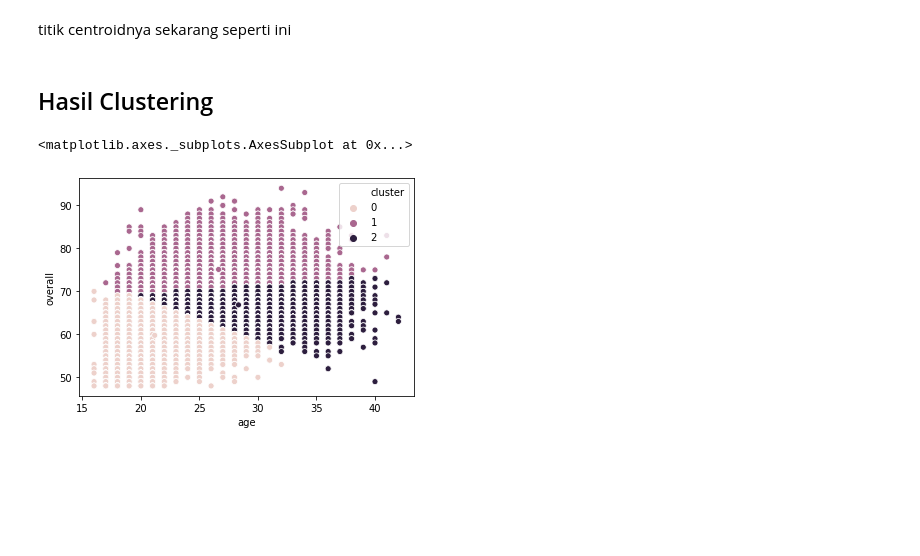
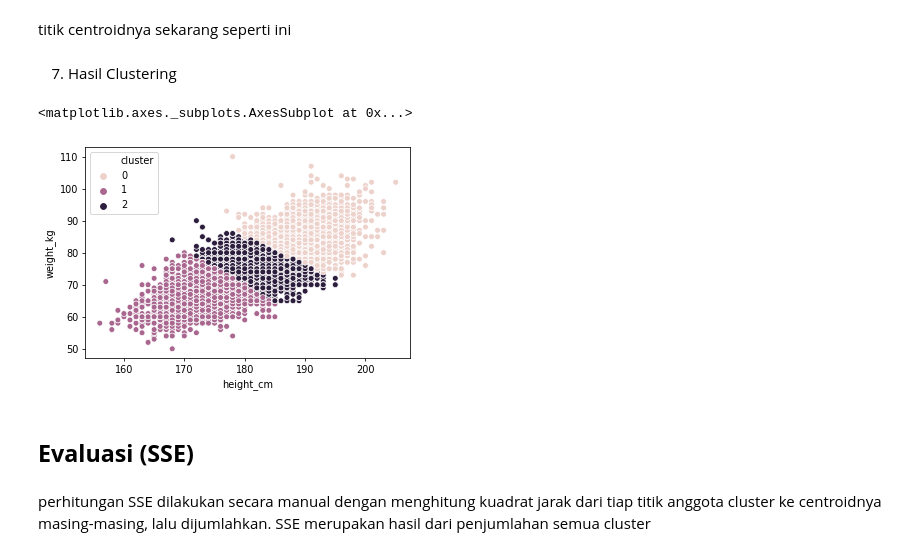
Before and after one commit to daffamaul30/K-Means, a Jupyter notebook: Clustering.ipynb, the cells around one changed output. Cells and saved outputs as stored; diff of their text form; code cells hidden in the pictures; blank space fills up the shorter version.

```diff
--- a/Clustering.ipynb
+++ b/Clustering.ipynb
@@ -20,3 +30,5 @@ dataset = dataset[['age','overall']]
+# %%
+dataset = dataset[['height_cm','weight_kg']]
 # %%
 dataset.head()
 # %% [output]
@@ -64,25 +123,25 @@ centro = [
     [0, 0, '2'],
 ]
 # kita buat menjadi dataframe
-centroid = pd.DataFrame(centro, columns=['age', 'overall', 'cluster'])
+centroid = pd.DataFrame(centro, columns=['height_cm', 'weight_kg', 'cluster'])
 
-age = []
-overall = []
-x0 = np.random.randint(min(dataset['age']),max(dataset['age']))
-y0 = np.random.randint(min(dataset['overall']),max(dataset['overall']))
-x1 = np.random.randint(min(dataset['age']),max(dataset['age']))
-y1 = np.random.randint(min(dataset['overall']),max(dataset['overall']))
-x2 = np.random.randint(min(dataset['age']),max(dataset['age']))
-y2 = np.random.randint(min(dataset['overall']),max(dataset['overall']))
+height_cm = []
+weight_kg = []
+x0 = np.random.randint(min(dataset['height_cm']),max(dataset['height_cm']))
+y0 = np.random.randint(min(dataset['weight_kg']),max(dataset['weight_kg']))
+x1 = np.random.randint(min(dataset['height_cm']),max(dataset['height_cm']))
+y1 = np.random.randint(min(dataset['weight_kg']),max(dataset['weight_kg']))
+x2 = np.random.randint(min(dataset['height_cm']),max(dataset['height_cm']))
+y2 = np.random.randint(min(dataset['weight_kg']),max(dataset['weight_kg']))
 
-age.append(x0)
-age.append(x1)
-age.append(x2)
-overall.append(y0)
-overall.append(y1)
-overall.append(y2)
+height_cm.append(x0)
+height_cm.append(x1)
+height_cm.append(x2)
+weight_kg.append(y0)
+weight_kg.append(y1)
+weight_kg.append(y2)
 
-centroid['age'] = age
-centroid['overall'] = overall
+centroid['height_cm'] = height_cm
+centroid['weight_kg'] = weight_kg
 centroid
 # %% [output]
@@ -97,4 +156,4 @@ penentuan centroid awal mempengaruhi hasil akhir clustering
 # %%
-sns.scatterplot(x='age', y='overall', hue='cluster', data=dataset.append(centroid))
+sns.scatterplot(x='height_cm', y='weight_kg', hue='cluster', data=dataset.append(centroid))
 # %% [output]
 <matplotlib.axes._subplots.AxesSubplot at 0x...>
@@ -111,6 +170,6 @@ update = [
 ]
 
 # kita buat menjadi dataframe
-centroidBaru = pd.DataFrame(update, columns=['age', 'overall', 'cluster'])
+centroidBaru = pd.DataFrame(update, columns=['height_cm', 'weight_kg', 'cluster'])
 centroidBaru
 # %% [output]
@@ -198,9 +257,14 @@ centroidBaru
 # %% [markdown]
 titik centroidnya sekarang seperti ini
 # %% [markdown]
-## Hasil Clustering
+7. Hasil Clustering
 # %%
-sns.scatterplot(x='age', y='overall', hue='cluster', data=dataset.append(centroid))
+sns.scatterplot(x='height_cm', y='weight_kg', hue='cluster', data=dataset)
 # %% [output]
 <matplotlib.axes._subplots.AxesSubplot at 0x...>
-[figure, old version]
+[figure, new version]
+# %% [markdown]
+## **Evaluasi (SSE)**
+# %% [markdown]
+perhitungan SSE dilakukan secara manual dengan menghitung
+kuadrat jarak dari tiap titik anggota cluster ke centroidnya masing-masing, lalu dijumlahkan. SSE merupakan hasil dari penjumlahan semua cluster
```
Also changed, not shown: parts of 66 cells of this notebook, 1 other file.
